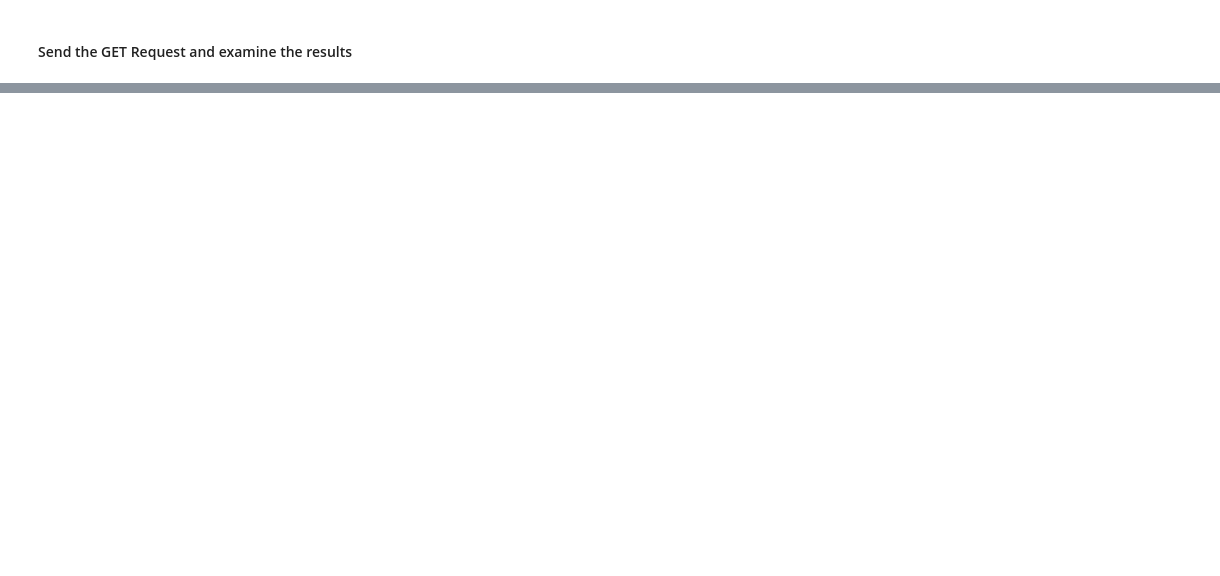
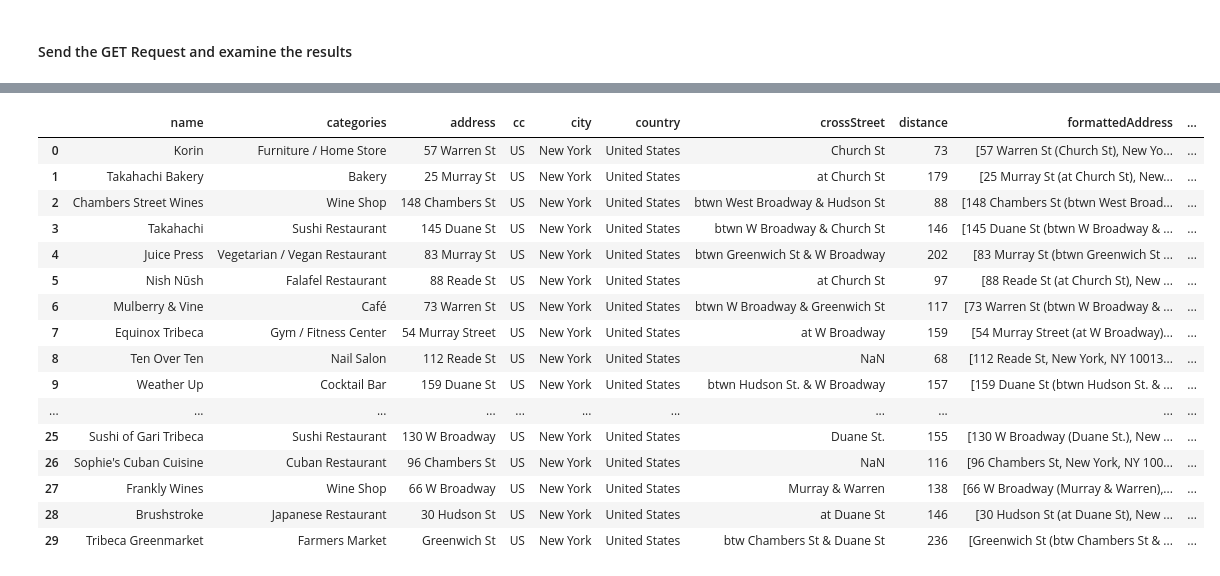
Before and after one commit to dhanup369/Python_Challenge, a Jupyter notebook: Foursquare API -Training.ipynb, the cells around one changed output, grey strips where cells are left out. Cells and saved outputs as stored; diff of their text form; code cells hidden in the pictures; blank space fills up the shorter version.

```diff
--- a/Foursquare API -Training.ipynb
+++ b/Foursquare API -Training.ipynb
@@ -89,0 +345,4 @@ results
+# %%
+pd.set_option('display.max_colwidth', -1)
+filtered_columns = ['text', 'agreeCount', 'disagreeCount', 'id']
+tips_filtered = df.loc[:, filtered_columns]
@@ -89,0 +413,5 @@ results
+# %%
+latitude = 40.715337
+longitude = -74.008848
+url = 'https://api.foursquare.com/v2/venues/explore?client_id={}&client_secret={}&ll={},{}&v={}&radius={}&limit={}'.format(CLIENT_ID, CLIENT_SECRET, latitude, longitude, VERSION, radius, LIMIT)
+url
@@ -89,0 +420,3 @@ results
+# %%
+results = requests.get(url).json()
+'There are {} around Ecco restaurant.'.format(len(results['response']['groups'][0]['items']))
@@ -89,0 +425,3 @@ results
+# %%
+items = results['response']['groups'][0]['items']
+items[0]
@@ -89,0 +446,32 @@ results
+# %%
+dataframe = json_normalize(items) # flatten JSON
+
+# filter columns
+filtered_columns = ['venue.name', 'venue.categories'] + [col for col in dataframe.columns if col.startswith('venue.location.')] + ['venue.id']
+dataframe_filtered = dataframe.loc[:, filtered_columns]
+
+# filter the category for each row
+dataframe_filtered['venue.categories'] = dataframe_filtered.apply(get_category_type, axis=1)
+
+# clean columns
+dataframe_filtered.columns = [col.split('.')[-1] for col in dataframe_filtered.columns]
+
+dataframe_filtered
+# %% [output]
+|  | name | categories | address | cc | city | country | crossStreet | distance | formattedAddress | ... |
+| 0 | Korin | Furniture / Home Store | 57 Warren St | US | New York | United States | Church St | 73 | [57 Warren St (Church St), New Yo... | ... |
+| 1 | Takahachi Bakery | Bakery | 25 Murray St | US | New York | United States | at Church St | 179 | [25 Murray St (at Church St), New... | ... |
+| 2 | Chambers Street Wines | Wine Shop | 148 Chambers St | US | New York | United States | btwn West Broadway & Hudson St | 88 | [148 Chambers St (btwn West Broad... | ... |
+| 3 | Takahachi | Sushi Restaurant | 145 Duane St | US | New York | United States | btwn W Broadway & Church St | 146 | [145 Duane St (btwn W Broadway & ... | ... |
+| 4 | Juice Press | Vegetarian / Vegan Restaurant | 83 Murray St | US | New York | United States | btwn Greenwich St & W Broadway | 202 | [83 Murray St (btwn Greenwich St ... | ... |
+| 5 | Nish Nūsh | Falafel Restaurant | 88 Reade St | US | New York | United States | at Church St | 97 | [88 Reade St (at Church St), New ... | ... |
+| 6 | Mulberry & Vine | Café | 73 Warren St | US | New York | United States | btwn W Broadway & Greenwich St | 117 | [73 Warren St (btwn W Broadway & ... | ... |
+| 7 | Equinox Tribeca | Gym / Fitness Center | 54 Murray Street | US | New York | United States | at W Broadway | 159 | [54 Murray Street (at W Broadway)... | ... |
+| 8 | Ten Over Ten | Nail Salon | 112 Reade St | US | New York | United States | NaN | 68 | [112 Reade St, New York, NY 10013... | ... |
+| 9 | Weather Up | Cocktail Bar | 159 Duane St | US | New York | United States | btwn Hudson St. & W Broadway | 157 | [159 Duane St (btwn Hudson St. & ... | ... |
+| ... | ... | ... | ... | ... | ... | ... | ... | ... | ... | ... |
+| 25 | Sushi of Gari Tribeca | Sushi Restaurant | 130 W Broadway | US | New York | United States | Duane St. | 155 | [130 W Broadway (Duane St.), New ... | ... |
+| 26 | Sophie's Cuban Cuisine | Cuban Restaurant | 96 Chambers St | US | New York | United States | NaN | 116 | [96 Chambers St, New York, NY 100... | ... |
+| 27 | Frankly Wines | Wine Shop | 66 W Broadway | US | New York | United States | Murray & Warren | 138 | [66 W Broadway (Murray & Warren),... | ... |
+| 28 | Brushstroke | Japanese Restaurant | 30 Hudson St | US | New York | United States | at Duane St | 146 | [30 Hudson St (at Duane St), New ... | ... |
+| 29 | Tribeca Greenmarket | Farmers Market | Greenwich St | US | New York | United States | btw Chambers St & Duane St | 236 | [Greenwich St (btw Chambers St & ... | ... |
```
Also changed, not shown: parts of 61 cells of this notebook, 6 other files.
